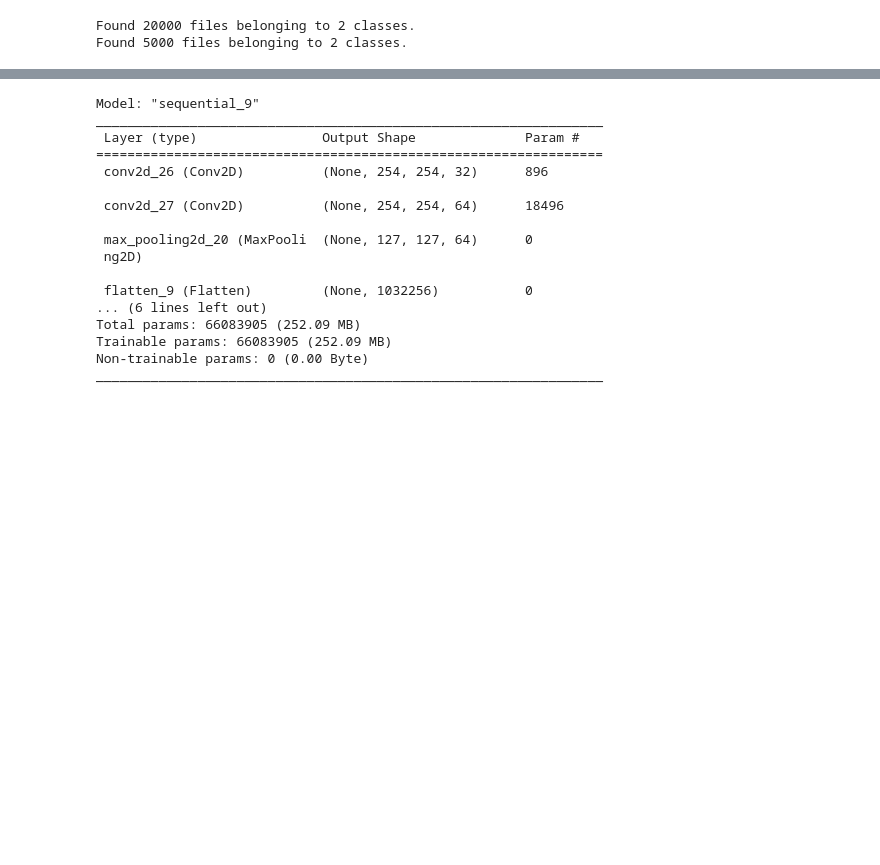
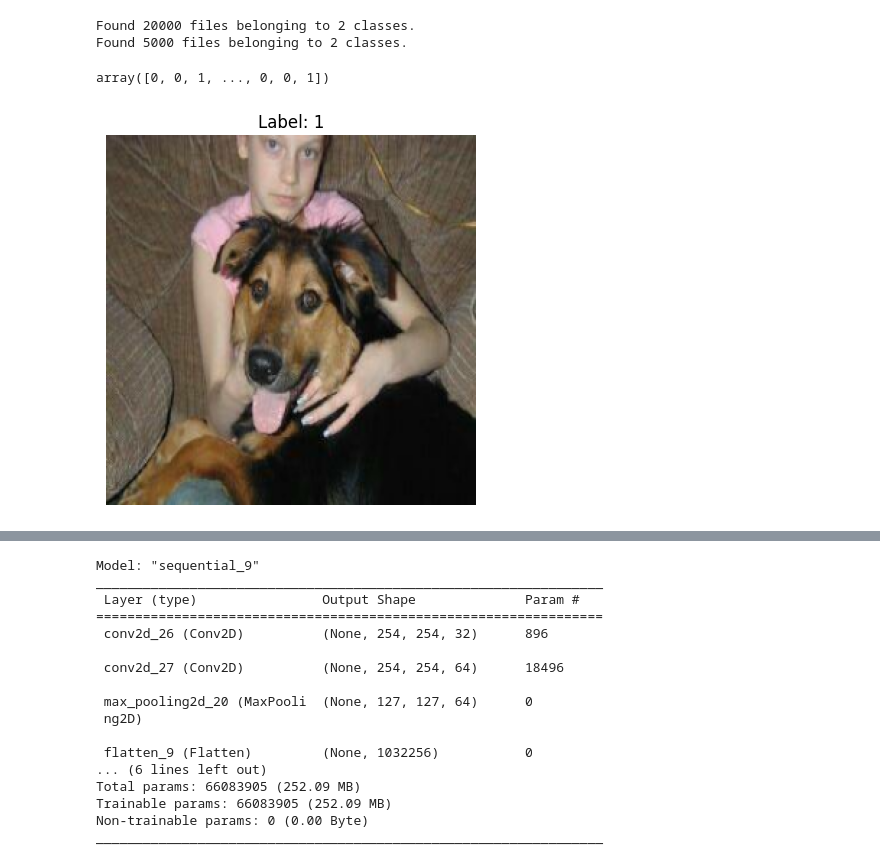
Before and after one commit to Mirzasalman11/cat-and-dog-classification, a Jupyter notebook: cats_dog.ipynb, the cells around one changed output, grey strips where cells are left out. Drawn from its saved outputs; the diff is of its cells as text; code cells hidden in the pictures; blank space fills up the shorter version.

```diff
--- a/cats_dog.ipynb
+++ b/cats_dog.ipynb
@@ -27,3 +40,17 @@ Found 5000 files belonging to 2 classes.
+# %%
+y
+# %% [output]
+array([0, 0, 1, ..., 0, 0, 1])
+# %%
+for images, labels in validation_ds:
+    first_image = images[0]  # Get the first image in the batch
+    plt.imshow(first_image.numpy().astype("uint8"))
+    plt.title(f"Label: {labels[0].numpy()}")
+    plt.axis('off')  # Hide axis
+    plt.show()
+    break
+# %% [output]
+[figure, added]
 # %%
 import matplotlib.pyplot as plt
 
```
Also changed, not shown: parts of 3 cells of this notebook.
